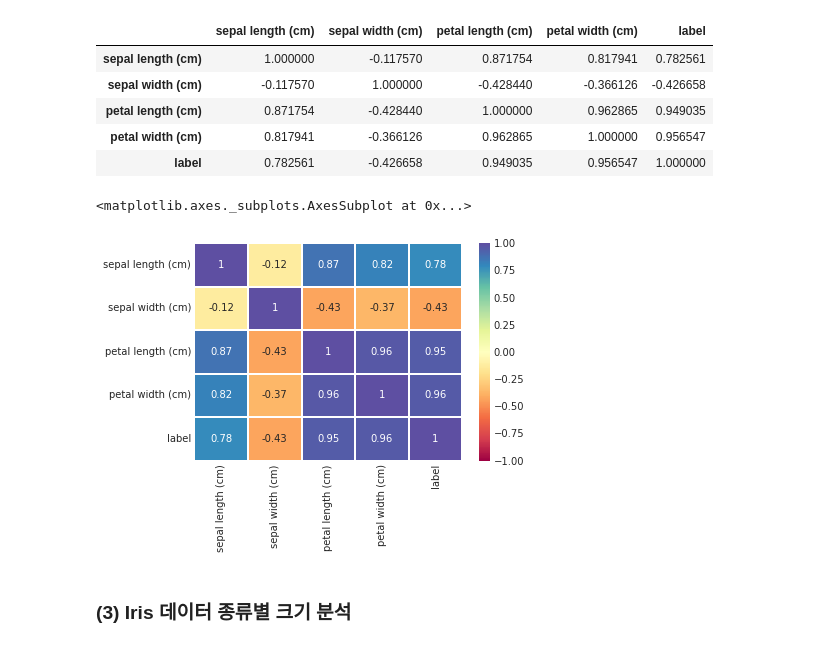
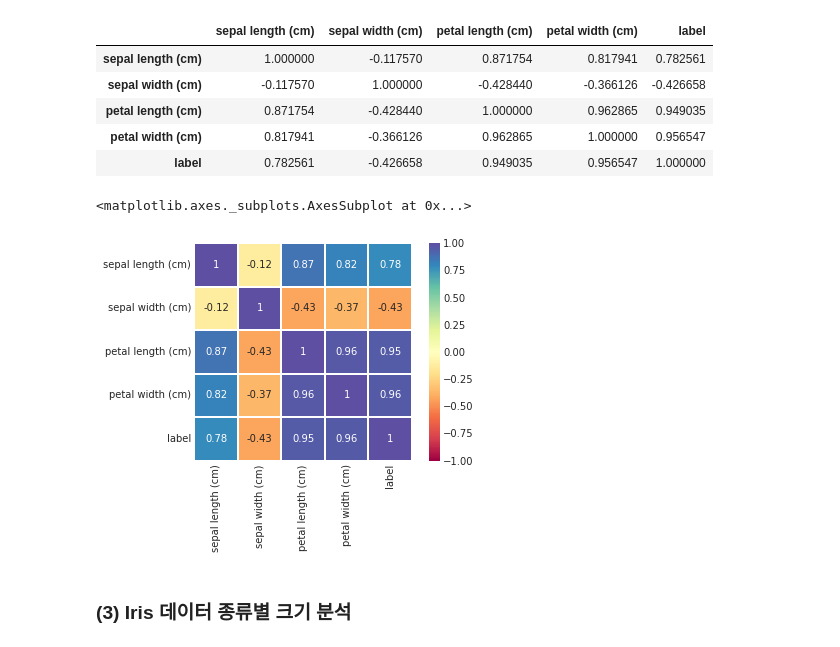
Before and after one commit to PomesHouse/SkillTreePython-DataAnalysis, a Jupyter notebook: ch02_05_히트맵.ipynb, the cells around one changed output. Drawn from its saved outputs; the diff is of its cells as text; code cells hidden in the pictures.

```diff
--- a/ch02_05_히트맵.ipynb
+++ b/ch02_05_히트맵.ipynb
@@ -253,10 +253,10 @@ df.corr().style.background_gradient()
 # %%
 cor = df.corr()
 sns.heatmap(cor, cmap = "Spectral", annot = True,
-            vmin= -1, vmax = 1, linewidth = 1)
+            vmin= -1, vmax = 1, linewidth = 1, square = True)
 # %% [output]
 <matplotlib.axes._subplots.AxesSubplot at 0x...>
-[figure, old version]
+[figure, new version]
 # %% [markdown]
 ### (3) Iris 데이터 종류별 크기 분석
 # %%
```
Also changed, not shown: parts of 2 cells of this notebook.
